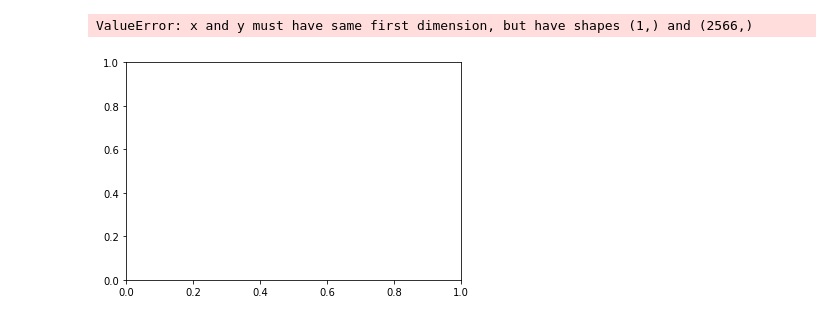
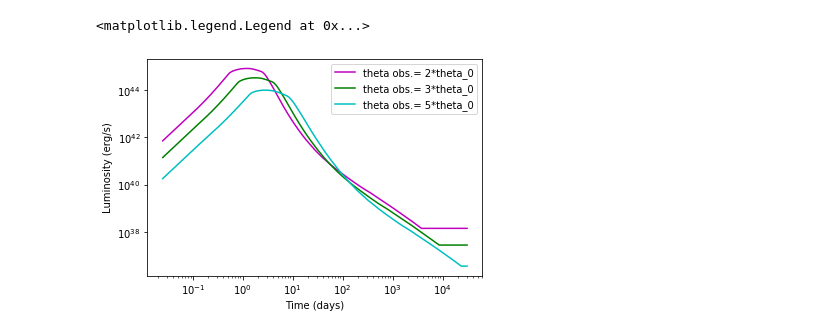
Before and after one commit to caitlin-king/summer-project, a Jupyter notebook: Off-Axis_curve_arbitrary_values.ipynb, the cells around one changed output. Cells and saved outputs as stored; diff of their text form; code cells hidden in the pictures.

Commit message:
Updated plots

```diff
--- a/Off-Axis_curve_arbitrary_values.ipynb
+++ b/Off-Axis_curve_arbitrary_values.ipynb
@@ -36,68 +32,51 @@ def arbitrary_eqns(t_0, F_nu):
 # %%
 #The off-axis light curve with both the arbitrary frequency and time functions combined
 
 
 
 def F(nu, t):
 
     Fnu_interp = np.interp(t, t_0, F_nu)
 
     Fnu_combined = (nu*Fnu_interp)/(nu_0)
 
 
     return Fnu_combined
 
-def Foff(t_0, F_nu, nu_0):
-
-    D = Planck15.luminosity_distance(z=1).cgs.value
-    nu_0 = 1*pow(10,14)
-    t_days = t_0/(86400)
-
-    Fnu_off = (a**3)*F(nu_0/a, a*t_0)
-    Fnu_off1 = (a_theta**3)*F(nu_0/a_theta, a_theta*t_0)         #These Fnu equations from here and below are for different theta observed values
-    Fnu_off2 = (a_2theta**3)*F(nu_0/a_2theta, a_2theta*t_0)
-    Fnu_off3 = (a_3theta**3)*F(nu_0/a_3theta, a_3theta*t_0)
-    Fnu_off4 = (a_5theta**3)*F(nu_0/a_5theta, a_5theta*t_0)
 
 
-    L_off = 4*math.pi*(D**2)*nu_0*Fnu_off
-    L1_off = 4*math.pi*(D**2)*nu_0*Fnu_off1
-    L2_off = 4*math.pi*(D**2)*nu_0*Fnu_off2
-    L3_off = 4*math.pi*(D**2)*nu_0*Fnu_off3
-    L4_off = 4*math.pi*(D**2)*nu_0*Fnu_off4
+D = Planck15.luminosity_distance(z=1).cgs.value
+nu_0 = 1*pow(10,14)
+t_days = t_0/(86400)
 
-    plt.plot(t_days, L1_off, "r-", label='theta obs.= theta_0')
-    plt.plot(t_days, L2_off, "m-", label='theta obs.= 2*theta_0')
-    plt.plot(t_days, L3_off, "g-", label='theta obs.= 3*theta_0')
-    plt.plot(t_days, L4_off, "c-", label='theta obs.= 5*theta_0')
-    plt.xscale('log')
-    plt.yscale('log')
-    plt.xlabel('Time (days)')
-    plt.ylabel('Luminosity (erg/s)')
-    plt.legend()
+Fnu_off = (a**3)*F(nu_0/a, a*t_0)
+Fnu_off1 = (a_theta**3)*F(nu_0/a_theta, a_theta*t_0)         #These Fnu equations from here and below are for different theta observed values
+Fnu_off2 = (a_2theta**3)*F(nu_0/a_2theta, a_2theta*t_0)
+Fnu_off3 = (a_3theta**3)*F(nu_0/a_3theta, a_3theta*t_0)
+Fnu_off4 = (a_5theta**3)*F(nu_0/a_5theta, a_5theta*t_0)
 
-    return L_off, L1_off, L2_off, L3_off, L4_off
 
-print(Foff(3*pow(10,13), 1*pow(10,10), 1*pow(10,14)))
+L_off = 4*math.pi*(D**2)*nu_0*Fnu_off
+L1_off = 4*math.pi*(D**2)*nu_0*Fnu_off1
+L2_off = 4*math.pi*(D**2)*nu_0*Fnu_off2
+L3_off = 4*math.pi*(D**2)*nu_0*Fnu_off3
+L4_off = 4*math.pi*(D**2)*nu_0*Fnu_off4
+
+#plt.plot(t_days, L1_off, "r-", label='theta obs.= theta_0')
+plt.plot(t_days, L2_off, "m-", label='theta obs.= 2*theta_0')
+plt.plot(t_days, L3_off, "g-", label='theta obs.= 3*theta_0')
+plt.plot(t_days, L4_off, "c-", label='theta obs.= 5*theta_0')
+plt.xscale('log')
+plt.yscale('log')
+plt.xlabel('Time (days)')
+plt.ylabel('Luminosity (erg/s)')
+plt.legend()
+
 
 #Luminosity Plot of various theta observed values
-
-#plt.plot(t_days, L_off, "b-", label='theta obs.= 0')
-#plt.plot(t_days, L1_off, "r-", label='theta obs.= theta_0')
-#plt.plot(t_days, L2_off, "m-", label='theta obs.= 2*theta_0')
-#plt.plot(t_days, L3_off, "g-", label='theta obs.= 3*theta_0')
-#plt.plot(t_days, L4_off, "c-", label='theta obs.= 5*theta_0')
-#plt.xscale('log')
-#plt.yscale('log')
-#plt.xlabel('Time (days)')
-#plt.ylabel('Luminosity (erg/s)')
-#plt.legend()
-#plt.savefig("OffAxLum.png")
-
-#plt.show()
 # %% [output]
-ValueError: x and y must have same first dimension, but have shapes (1,) and (2566,)
+<matplotlib.legend.Legend at 0x...>
-[figure, old version]
+[figure, new version]
 # %%
 #Flux Density Plot of various theta observed values
 
```
Also changed, not shown: parts of 4 cells of this notebook, 1 other file.
